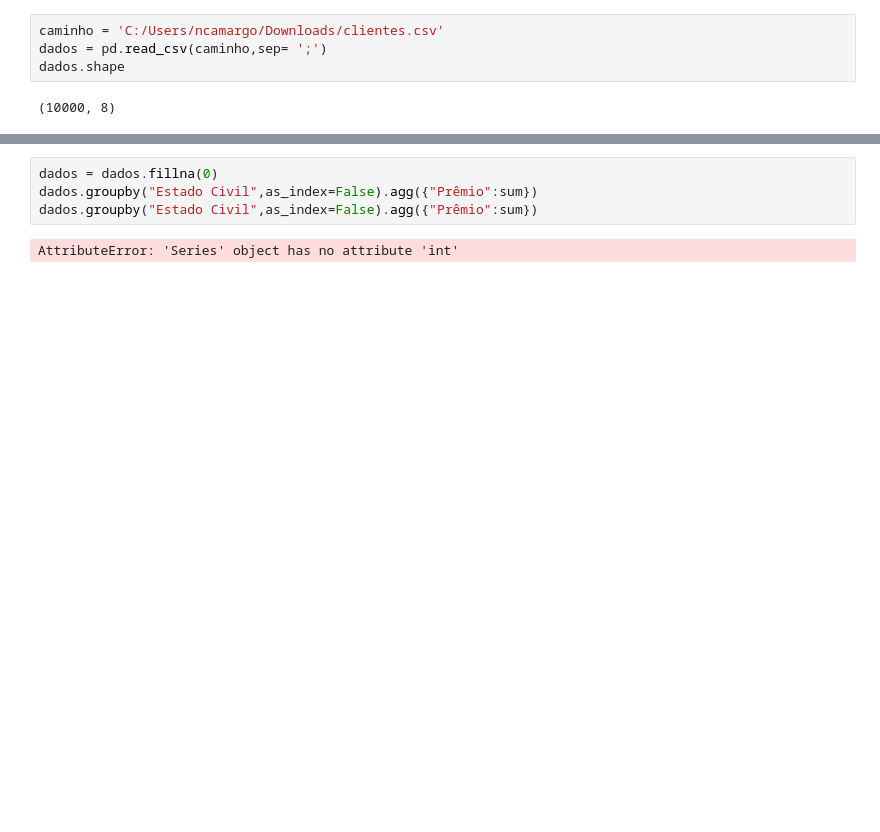
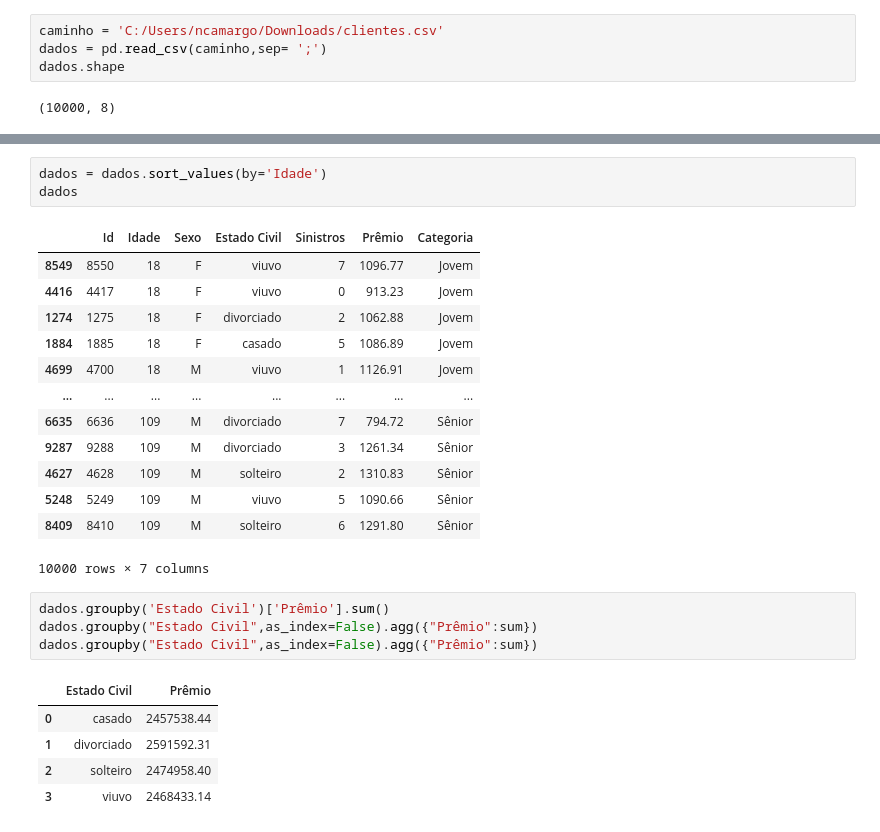
Before and after one commit to ncamargoMAG/alura_insurance, a Jupyter notebook: semana8.ipynb, the cells around one changed output, grey strips where cells are left out. Saved outputs shown, nothing was run; the diff lists cells and outputs as text; blank space fills up the shorter version.

```diff
--- a/semana8.ipynb
+++ b/semana8.ipynb
@@ -9,6 +47,27 @@ dados.shape
+# %%
+dados = dados.sort_values(by='Idade')
+dados
+# %% [output]
+|  | Id | Idade | Sexo | Estado Civil | Sinistros | Prêmio | Categoria |
+| 8549 | 8550 | 18 | F | viuvo | 7 | 1096.77 | Jovem |
+| 4416 | 4417 | 18 | F | viuvo | 0 | 913.23 | Jovem |
+| 1274 | 1275 | 18 | F | divorciado | 2 | 1062.88 | Jovem |
+| 1884 | 1885 | 18 | F | casado | 5 | 1086.89 | Jovem |
+| 4699 | 4700 | 18 | M | viuvo | 1 | 1126.91 | Jovem |
+| ... | ... | ... | ... | ... | ... | ... | ... |
+| 6635 | 6636 | 109 | M | divorciado | 7 | 794.72 | Sênior |
+| 9287 | 9288 | 109 | M | divorciado | 3 | 1261.34 | Sênior |
+| 4627 | 4628 | 109 | M | solteiro | 2 | 1310.83 | Sênior |
+| 5248 | 5249 | 109 | M | viuvo | 5 | 1090.66 | Sênior |
+| 8409 | 8410 | 109 | M | solteiro | 6 | 1291.80 | Sênior |
+10000 rows × 7 columns
 # %%
-dados = dados.fillna(0)
+dados.groupby('Estado Civil')['Prêmio'].sum()
 dados.groupby("Estado Civil",as_index=False).agg({"Prêmio":sum})
 dados.groupby("Estado Civil",as_index=False).agg({"Prêmio":sum})
 # %% [output]
-AttributeError: 'Series' object has no attribute 'int'
+|  | Estado Civil | Prêmio |
+| 0 | casado | 2457538.44 |
+| 1 | divorciado | 2591592.31 |
+| 2 | solteiro | 2474958.40 |
+| 3 | viuvo | 2468433.14 |
```
Also changed, not shown: parts of 11 cells of this notebook.
